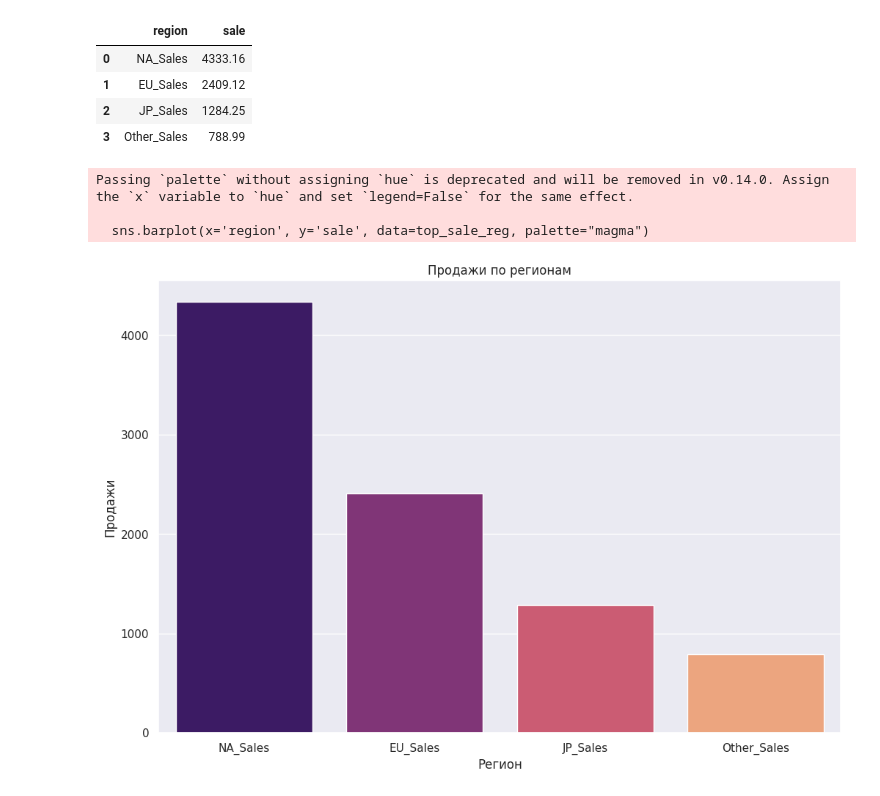
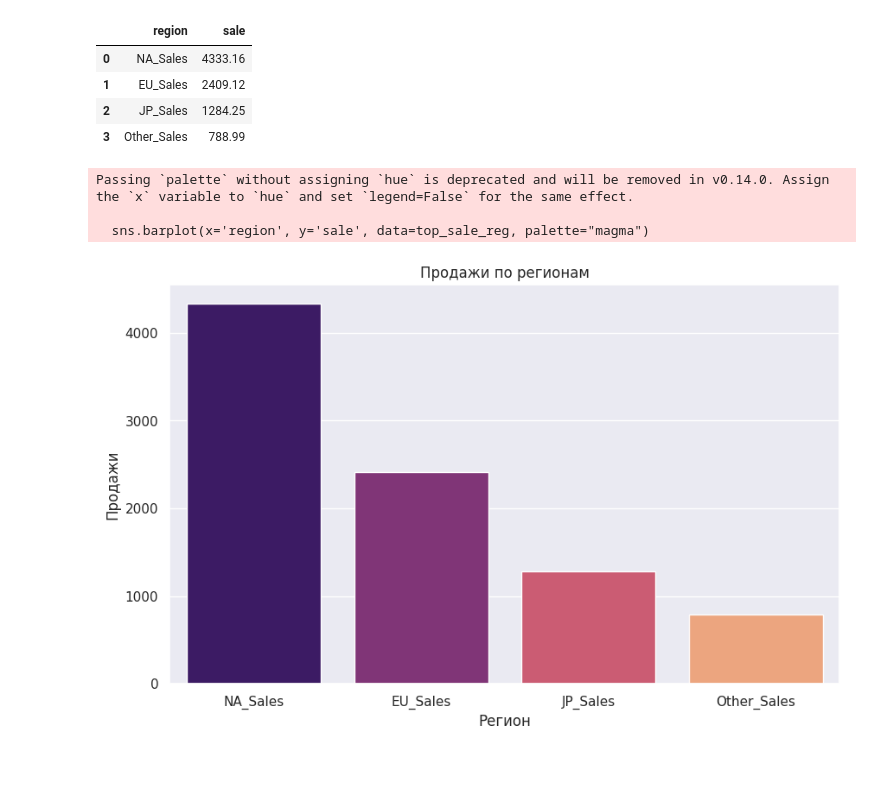
Before and after one commit to mynameislyonya/data_projects2024, a Jupyter notebook: Дата_проект_Видеоигры.ipynb, the cells around one changed output. Saved outputs shown, nothing was run; the diff lists cells and outputs as text; code cells hidden in the pictures; blank space fills up the shorter version.

```diff
--- a/Дата_проект_Видеоигры.ipynb
+++ b/Дата_проект_Видеоигры.ipynb
@@ -33,6 +33,8 @@ Data columns (total 11 columns):
  10  Global_Sales  16598 non-null  float64
 dtypes: float64(6), int64(1), object(4)
 memory usage: 1.4+ MB
+# %%
+df['Year'] = df['Year'].astype('Int64')
 # %%
 df.isna().sum()
 # %% [output]
@@ -329,17 +334,17 @@ top_sale_reg
 | 2 | JP_Sales | 1284.25 |
 | 3 | Other_Sales | 788.99 |
 # %%
-plt.figure(figsize=(12, 8))
+plt.figure(figsize=(10, 6))
 
 sns.barplot(x='region', y='sale', data=top_sale_reg, palette="magma")
 
 plt.xlabel('Регион')
 plt.ylabel('Продажи')
 plt.title('Продажи по регионам')
 
 plt.show()
 # %% [output]
 Passing `palette` without assigning `hue` is deprecated and will be removed in v0.14.0. Assign the `x` variable to `hue` and set `legend=False` for the same effect.
 
   sns.barplot(x='region', y='sale', data=top_sale_reg, palette="magma")
-[figure, old version]
+[figure, new version]
```
Also changed, not shown: parts of 10 cells of this notebook.
